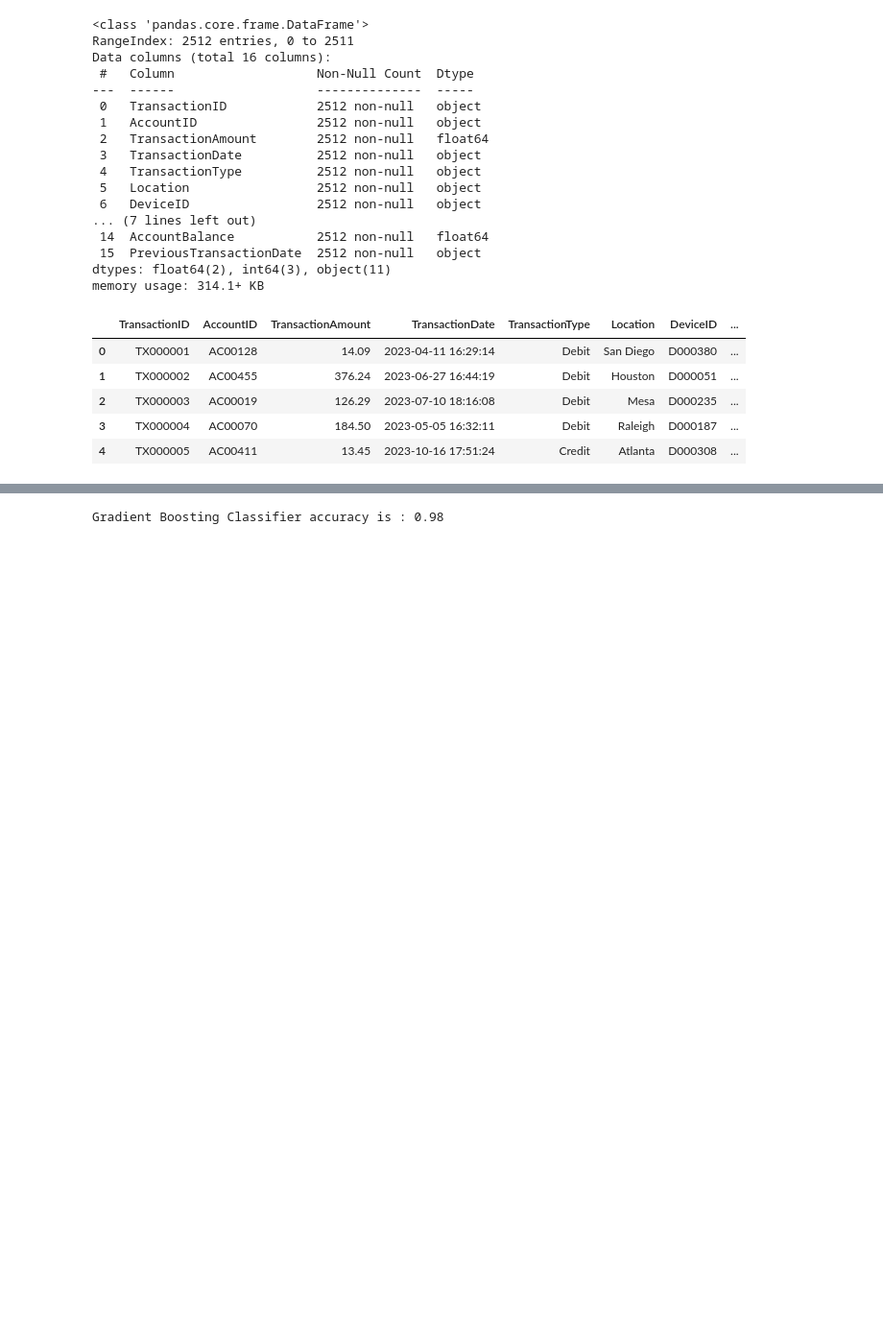
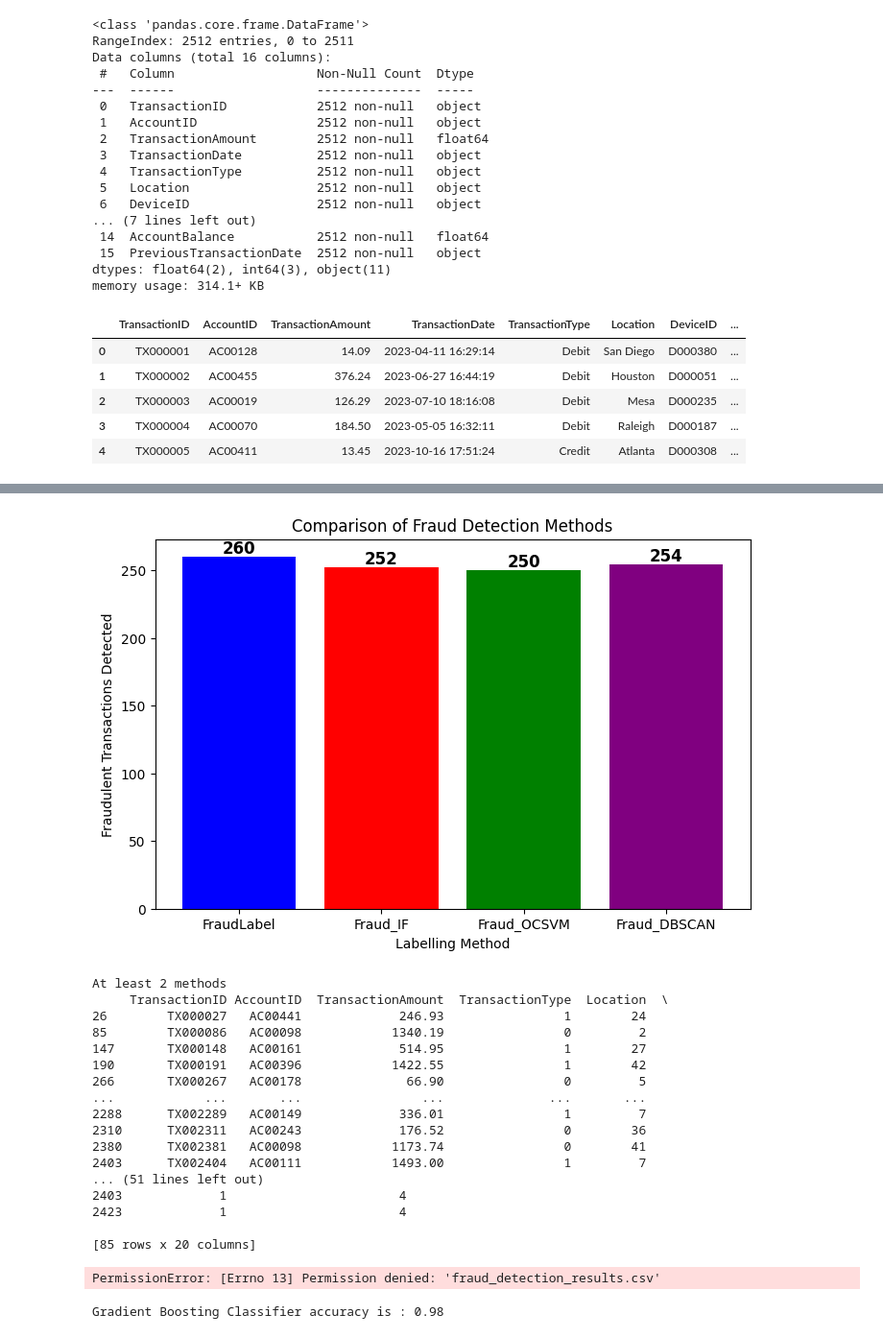
Before and after one commit to Charlenelzq/INF2008_Project, a Jupyter notebook: main.ipynb, the cells around one changed output, grey strips where cells are left out. Shown: that part at 96% size. Saved outputs shown, nothing was run; the diff lists cells and outputs as text; code cells hidden in the pictures; blank space fills up the shorter version.

Commit message:
label

```diff
--- a/main.ipynb
+++ b/main.ipynb
@@ -60,3 +153,52 @@ memory usage: 314.1+ KB
+# %%
+import matplotlib.pyplot as plt
+
+# Compare Fraud Detection Counts
+methods = ["FraudLabel", "Fraud_IF", "Fraud_OCSVM", "Fraud_DBSCAN"]
+fraud_counts = [df[m].sum() for m in methods]
+
+plt.figure(figsize=(8, 5))
+bars = plt.bar(methods, fraud_counts, color=['blue', 'red', 'green', 'purple'])
+
+# Add number labels on top of each bar
+for bar in bars:
+    yval = bar.get_height()
+    plt.text(bar.get_x() + bar.get_width()/2, yval, str(yval), ha='center', va='bottom', fontsize=12, fontweight='bold')
+
+plt.xlabel("Labelling Method")
+plt.ylabel("Fraudulent Transactions Detected")
+plt.title("Comparison of Fraud Detection Methods")
+
+plt.show()
+
+# Compare Agreement Between Methods
+df["Total_Fraud_Detections"] = df[["FraudLabel", "Fraud_IF", "Fraud_OCSVM", "Fraud_DBSCAN"]].sum(axis=1)
+
+# Show transactions detected by multiple methods
+print("At least 2 methods")
+print(df[df["Total_Fraud_Detections"] >= 4])  # Detected by at least 2 methods
+
+df.to_csv("fraud_detection_results.csv", index=False)
+# %% [output]
+[figure, added]
+At least 2 methods
+     TransactionID AccountID  TransactionAmount  TransactionType  Location  \
+26        TX000027   AC00441             246.93                1        24
+85        TX000086   AC00098            1340.19                0         2
+147       TX000148   AC00161             514.95                1        27
+190       TX000191   AC00396            1422.55                1        42
+266       TX000267   AC00178              66.90                0         5
+...            ...       ...                ...              ...       ...
+2288      TX002289   AC00149             336.01                1         7
+2310      TX002311   AC00243             176.52                0        36
+2380      TX002381   AC00098            1173.74                0        41
+2403      TX002404   AC00111            1493.00                1         7
+... (51 lines left out)
+2403             1                       4
+2423             1                       4
+
+[85 rows x 20 columns]
+PermissionError: [Errno 13] Permission denied: 'fraud_detection_results.csv'
 # %%
 # Split data (training, development, test)
 # %%
```
Also changed, not shown: parts of 2 cells of this notebook, 1 other file.
